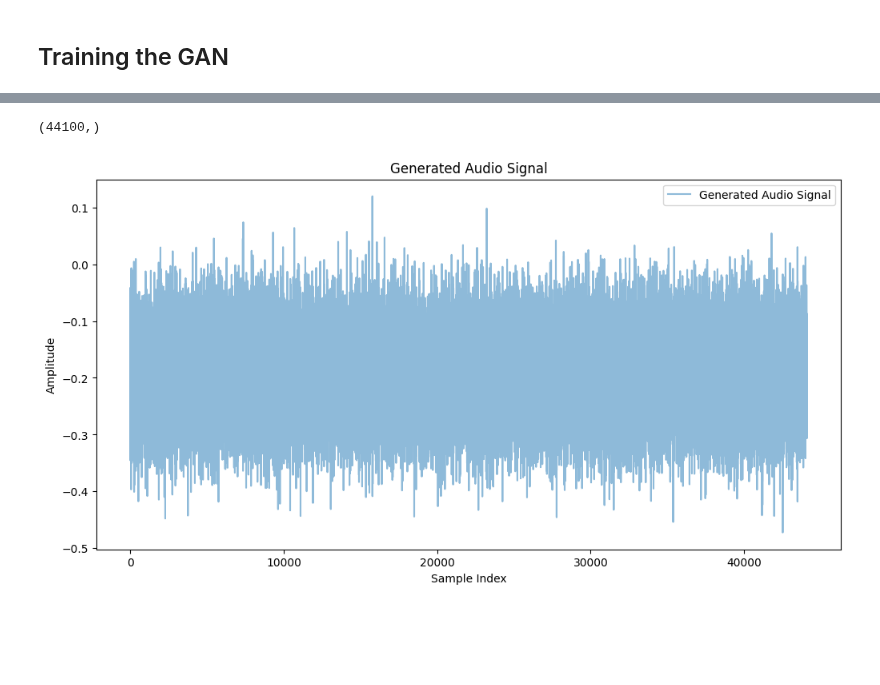
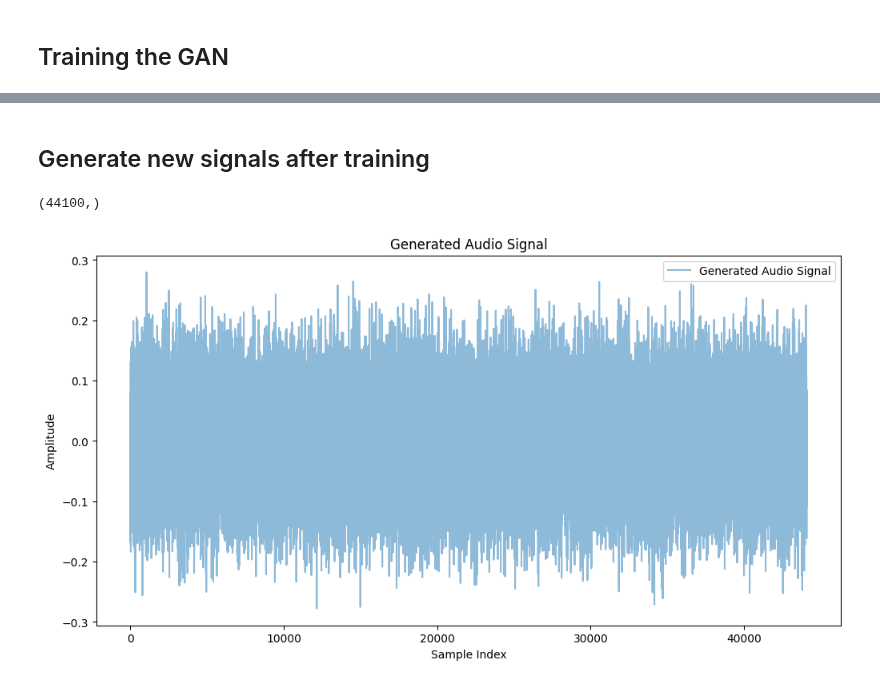
Before and after one commit to wajihullahbaig/AudioGAN, a Jupyter notebook: 1DSignalGAN-RNN.ipynb, the cells around one changed output, grey strips where cells are left out. Saved outputs shown, nothing was run; the diff lists cells and outputs as text; code cells hidden in the pictures; blank space fills up the shorter version.

Commit message:
Fixed RNN bug, reshaping added to singal to be acceptable by Discriminator, adding more voice samples

```diff
--- a/1DSignalGAN-RNN.ipynb
+++ b/1DSignalGAN-RNN.ipynb
@@ -97,10 +122,10 @@ discriminator = Discriminator(signal_length, hidden_dim, 1)
 ## Define the loss function and optimizers
 # %%
 criterion = nn.BCELoss()
-g_optimizer = torch.optim.Adam(generator.parameters(), lr=0.001)
-d_optimizer = torch.optim.Adam(discriminator.parameters(), lr=0.001)
+g_optimizer = torch.optim.Adam(generator.parameters(), lr=0.0001)
+d_optimizer = torch.optim.Adam(discriminator.parameters(), lr=0.0001)
 
-num_epochs = 10
+num_epochs = 100
 batch_size = 8
 # %% [markdown]
 ## Training the GAN
@@ -140,0 +132,33 @@ RuntimeError: input.size(-1) must be equal to input_size. Expected 44100, got 1
+# %%
+# Training loop
+for epoch in range(num_epochs):
+    for batch in dataloader: # batch is (batch_size, time_steps, features)
+        # Generate fake signal
+        noise = torch.randn(batch_size, 1, z_dim)  # Shape: (batch_size, seq_length, z_dim)
+        generated_signal = generator(noise)
+        # reshape for descriminator to accept Shape: (batch_size, seq_length, z_dim)
+        generated_signal = torch.reshape(generated_signal, (batch_size,1, signal_length))
+        # Create labels
+        real_labels = torch.ones(batch.size(0), 1)
+        fake_labels = torch.zeros(batch.size(0), 1)
+
+        # Train the discriminator
+        discriminator.zero_grad()
+        t = torch.reshape(batch, (batch_size,1, signal_length))
+        real_output = discriminator(t)  # Use the real audio batch
+        real_loss = criterion(real_output, real_labels)
+        fake_output = discriminator(generated_signal.detach())  # Use the generated signal
+        fake_loss = criterion(fake_output, fake_labels)
+        d_loss = real_loss + fake_loss
+        d_loss.backward()
+        d_optimizer.step()
+
+        # Train the generator
+        generator.zero_grad()
+        fake_output = discriminator(generated_signal.detach())  # Use the generated signal
+        g_loss = criterion(fake_output, real_labels)
+        g_loss.backward()
+        g_optimizer.step()
+
+    #if epoch % 100 == 0:
+        print(f'Epoch: {epoch}, Generator Loss: {g_loss.item()}, Discriminator Loss: {d_loss.item()}')
@@ -141,22 +184,24 @@ RuntimeError: input.size(-1) must be equal to input_size. Expected 44100, got 1
+# %% [markdown]
+## Generate new signals after training
 # %%
 # Set the generator to evaluation mode
 generator.eval()
 # Generate and visualize a sample output
 with torch.no_grad():
-    sample_noise = torch.randn(1,time_steps, 1)  # Adjust noise shape
-    generated_audio = generator(sample_noise).detach().numpy().flatten()
+    noise = torch.randn(1, 1, z_dim)  # Shape: (batch_size, seq_length, z_dim)
+    generated_audio = generator(noise).detach().numpy().flatten()
 print(generated_audio.shape)
 # Plot the generated audio signal
 plt.figure(figsize=(12, 6))
 plt.plot(generated_audio, label='Generated Audio Signal', alpha=0.5)
 plt.title('Generated Audio Signal')
 plt.xlabel('Sample Index')
 plt.ylabel('Amplitude')
 plt.legend()
 plt.show()
 # %% [output]
 (44100,)
-[figure, old version]
+[figure, new version]
 # %%
 # saving the output
 np.save('generated/generated.npy', generated_audio)
```
Also changed, not shown: parts of 14 cells of this notebook, 25 other files.
